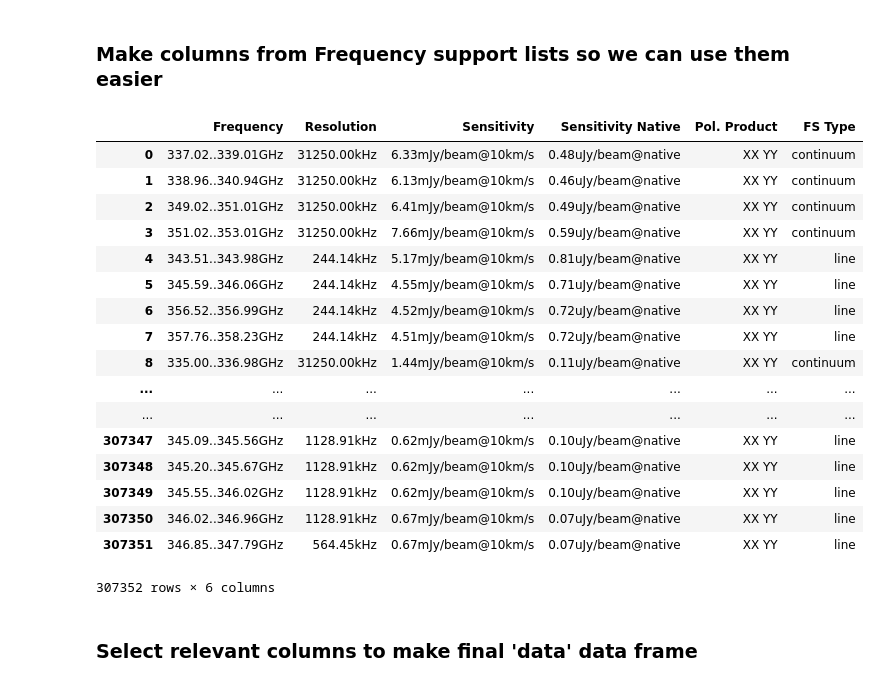
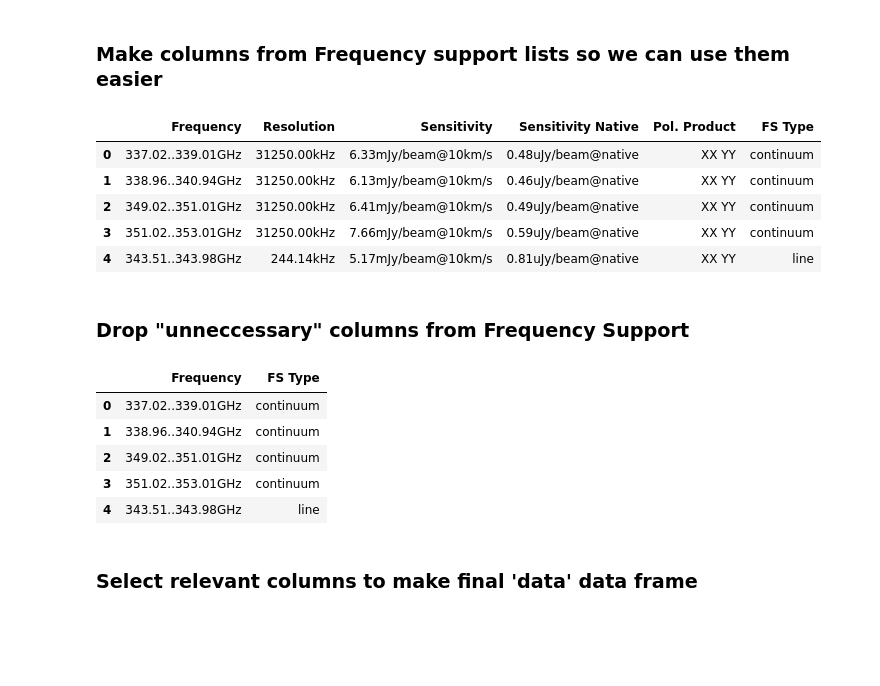
Before and after one commit to rlipps/NRAO_Capstone, a Jupyter notebook: data/Data_Ingestion.ipynb, the cells around one changed output. Cells and saved outputs as stored; diff of their text form; code cells hidden in the pictures; blank space fills up the shorter version.

Commit message:
Update Data_Ingestion to include measurements table

```diff
--- a/data/Data_Ingestion.ipynb
+++ b/data/Data_Ingestion.ipynb
@@ -215,27 +217,27 @@ full
 # %%
 freq_supp_cols = pd.DataFrame(full['Frequency support'].to_list())
 fsc_names = ['Frequency', 'Resolution', 'Sensitivity', 'Sensitivity Native', 'Pol. Product', 'FS Type']
 freq_supp_cols.columns = fsc_names
-freq_supp_cols
+freq_supp_cols.head()
 # %% [output]
 |  | Frequency | Resolution | Sensitivity | Sensitivity Native | Pol. Product | FS Type |
 | 0 | 337.02..339.01GHz | 31250.00kHz | 6.33mJy/beam@10km/s | 0.48uJy/beam@native | XX YY | continuum |
 | 1 | 338.96..340.94GHz | 31250.00kHz | 6.13mJy/beam@10km/s | 0.46uJy/beam@native | XX YY | continuum |
 | 2 | 349.02..351.01GHz | 31250.00kHz | 6.41mJy/beam@10km/s | 0.49uJy/beam@native | XX YY | continuum |
 | 3 | 351.02..353.01GHz | 31250.00kHz | 7.66mJy/beam@10km/s | 0.59uJy/beam@native | XX YY | continuum |
 | 4 | 343.51..343.98GHz | 244.14kHz | 5.17mJy/beam@10km/s | 0.81uJy/beam@native | XX YY | line |
-| 5 | 345.59..346.06GHz | 244.14kHz | 4.55mJy/beam@10km/s | 0.71uJy/beam@native | XX YY | line |
-| 6 | 356.52..356.99GHz | 244.14kHz | 4.52mJy/beam@10km/s | 0.72uJy/beam@native | XX YY | line |
-| 7 | 357.76..358.23GHz | 244.14kHz | 4.51mJy/beam@10km/s | 0.72uJy/beam@native | XX YY | line |
-| 8 | 335.00..336.98GHz | 31250.00kHz | 1.44mJy/beam@10km/s | 0.11uJy/beam@native | XX YY | continuum |
-| ... | ... | ... | ... | ... | ... | ... |
-| ... | ... | ... | ... | ... | ... | ... |
-| 307347 | 345.09..345.56GHz | 1128.91kHz | 0.62mJy/beam@10km/s | 0.10uJy/beam@native | XX YY | line |
-| 307348 | 345.20..345.67GHz | 1128.91kHz | 0.62mJy/beam@10km/s | 0.10uJy/beam@native | XX YY | line |
-| 307349 | 345.55..346.02GHz | 1128.91kHz | 0.62mJy/beam@10km/s | 0.10uJy/beam@native | XX YY | line |
-| 307350 | 346.02..346.96GHz | 1128.91kHz | 0.67mJy/beam@10km/s | 0.07uJy/beam@native | XX YY | line |
-| 307351 | 346.85..347.79GHz | 564.45kHz | 0.67mJy/beam@10km/s | 0.07uJy/beam@native | XX YY | line |
-307352 rows × 6 columns
+# %% [markdown]
+### Drop "unneccessary" columns from Frequency Support
+# %%
+freq_supp_cols = freq_supp_cols[['Frequency', 'FS Type']]
+freq_supp_cols.head()
+# %% [output]
+|  | Frequency | FS Type |
+| 0 | 337.02..339.01GHz | continuum |
+| 1 | 338.96..340.94GHz | continuum |
+| 2 | 349.02..351.01GHz | continuum |
+| 3 | 351.02..353.01GHz | continuum |
+| 4 | 343.51..343.98GHz | line |
 # %% [markdown]
 ### Select relevant columns to make final 'data' data frame
 # %%
```
Also changed, not shown: parts of 40 cells of this notebook.
